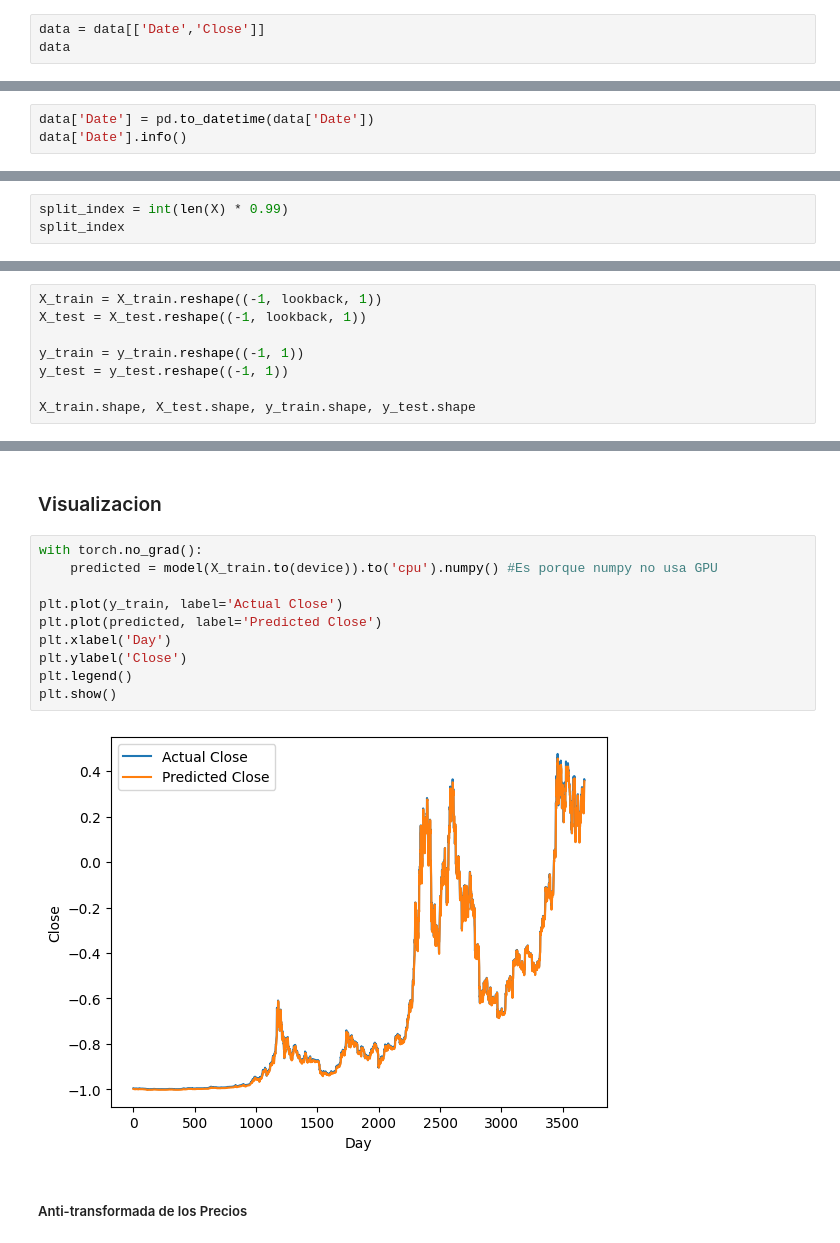
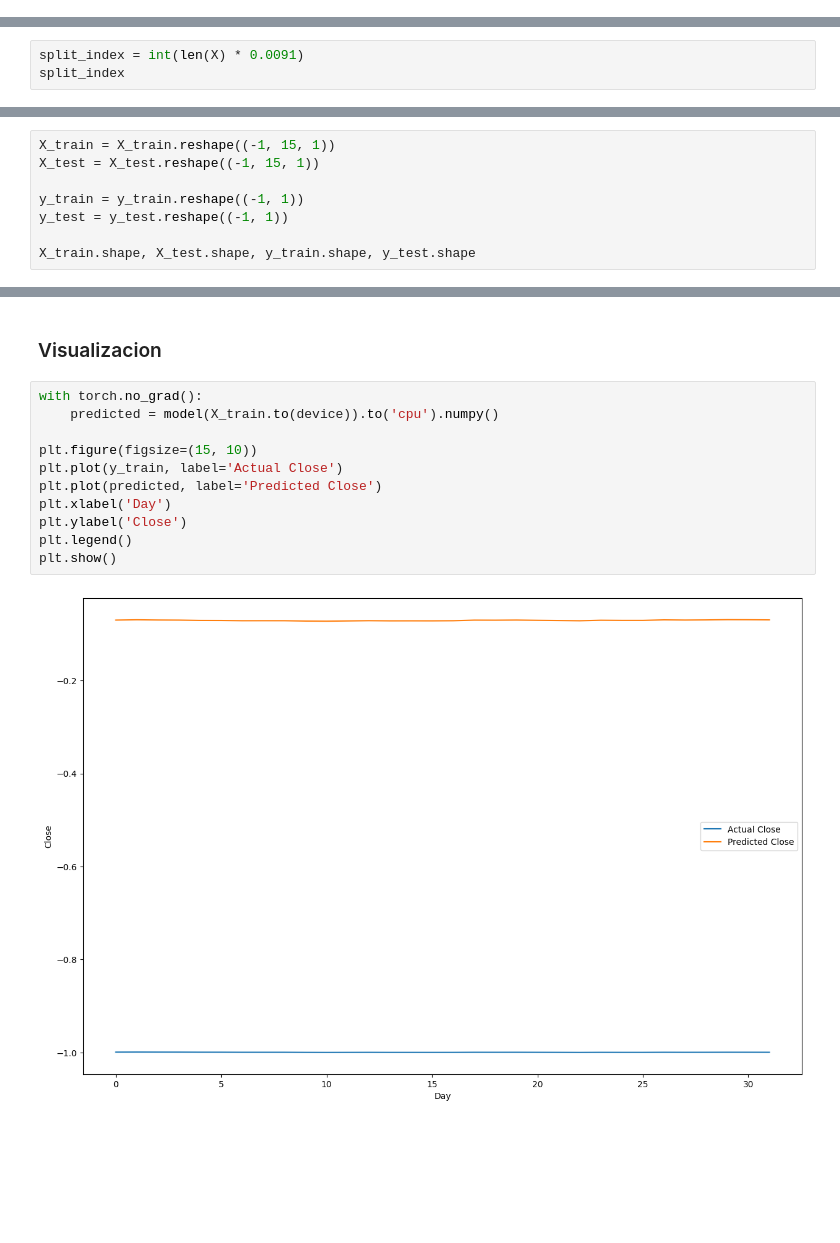
Before and after one commit to Ivo196/BTC-Forecasting-in-PyTorch-with-LSTM, a Jupyter notebook: BitCoin Forecasting in PyTorch with LSTM.ipynb, the cells around one changed output, grey strips where cells are left out. Drawn from its saved outputs; the diff is of its cells as text; blank space fills up the shorter version.

```diff
--- a/BitCoin Forecasting in PyTorch with LSTM.ipynb
+++ b/BitCoin Forecasting in PyTorch with LSTM.ipynb
@@ -36,3 +39,0 @@ data
-# %%
-data = data[['Date','Close']]
-data
@@ -55,6 +42,3 @@ device = 'cuda:0' if torch.cuda.is_available() else 'cpu'
 device
 # %% [output]
 'cpu'
-# %%
-data['Date'] = pd.to_datetime(data['Date'])
-data['Date'].info()
@@ -167,4 +206,4 @@ array([[-0.99385549, -0.99457932, -0.99529775, ..., -0.99551051,
 # %%
-split_index = int(len(X) * 0.99)
+split_index = int(len(X) * 0.0091)
 split_index
 # %% [output]
@@ -182,8 +221,8 @@ X_train.shape, X_test.shape, y_train.shape, y_test.shape
 # %% [markdown]
 #### Add a dimension
 # %%
-X_train = X_train.reshape((-1, lookback, 1))
-X_test = X_test.reshape((-1, lookback, 1))
+X_train = X_train.reshape((-1, 15, 1))
+X_test = X_test.reshape((-1, 15, 1))
 
 y_train = y_train.reshape((-1, 1))
 y_test = y_test.reshape((-1, 1))
@@ -344,15 +383,14 @@ Val Loss: 0.011
 ### Visualizacion
 # %%
 with torch.no_grad():
-    predicted = model(X_train.to(device)).to('cpu').numpy() #Es porque numpy no usa GPU
+    predicted = model(X_train.to(device)).to('cpu').numpy()
 
+plt.figure(figsize=(15, 10))
 plt.plot(y_train, label='Actual Close')
 plt.plot(predicted, label='Predicted Close')
 plt.xlabel('Day')
 plt.ylabel('Close')
 plt.legend()
 plt.show()
 # %% [output]
-[figure, old version]
+[figure, new version]
-# %% [markdown]
-##### Anti-transformada de los Precios
```
Also changed, not shown: parts of 27 cells of this notebook, 1 other file.
